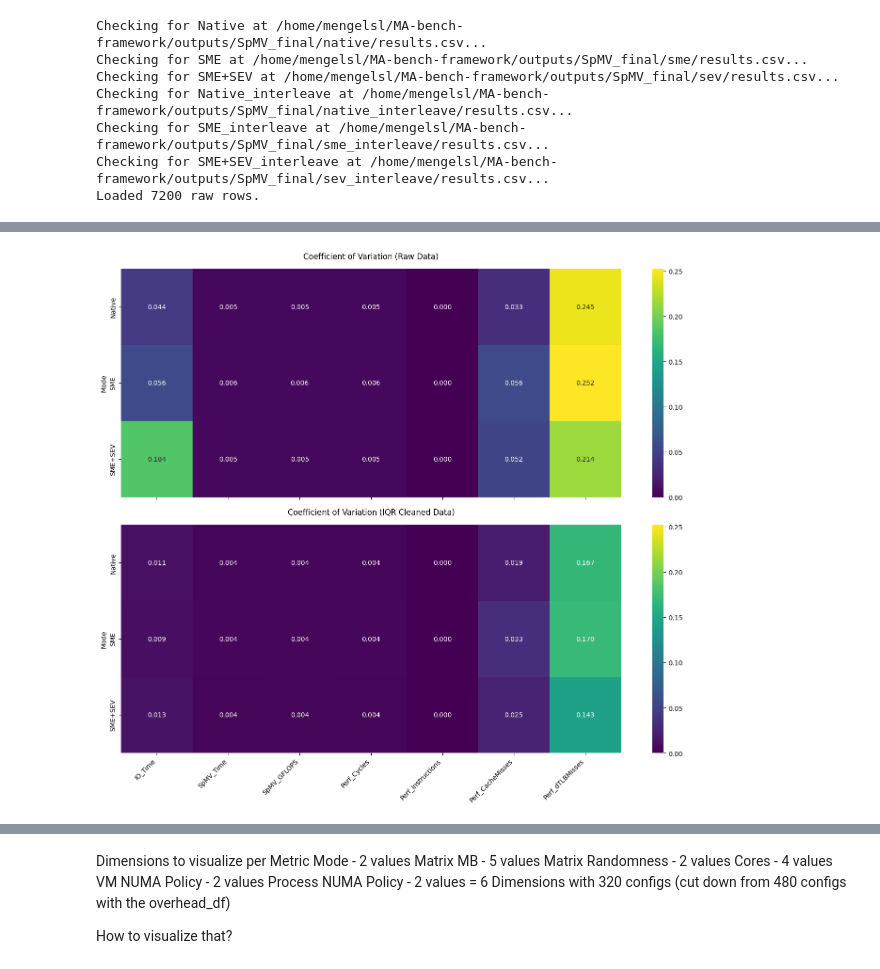
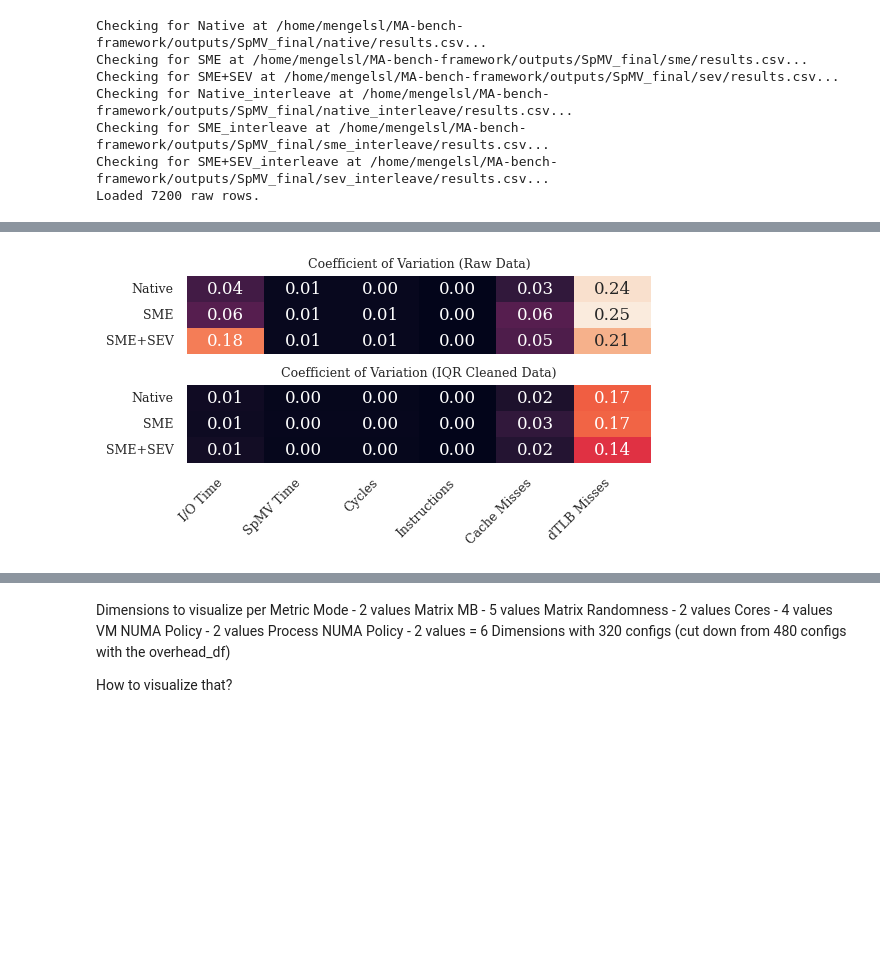
Before and after one commit to engelsm/MA-bench-framework, a Jupyter notebook: benchmark/spmv/analysis.ipynb, the cells around one changed output, grey strips where cells are left out. Cells and saved outputs as stored; diff of their text form; code cells hidden in the pictures; blank space fills up the shorter version.

```diff
--- a/benchmark/spmv/analysis.ipynb
+++ b/benchmark/spmv/analysis.ipynb
@@ -337,44 +404,58 @@ Data points removed (%): 5.07%
-# %%
-def compute_cv_per_mode(df, config_cols, metrics):
-    stats = (
-        df
-        .groupby(config_cols)[metrics]
-        .agg(["mean", "std"])
-    )
-
-    cv = stats.xs("std", level=1, axis=1) / stats.xs("mean", level=1, axis=1)
-
-    # Aggregate over Mode (first level)
-    cv_mode = cv.groupby(level=0).mean()
-
-    cv_mode.fillna(0, inplace=True)
-
-    return cv_mode
-
-cv_raw_mode = compute_cv_per_mode(df_raw, config_cols, metrics)
-cv_clean_mode = compute_cv_per_mode(df_clean, config_cols, metrics)
 # %%
+def compute_cv_per_mode(df, config_cols_raw, metrics):
+    stats = (
+        df
+        .groupby(config_cols_raw)[metrics]
+        .agg(["mean", "std"])
+    )
+
+    cv = stats.xs("std", level=1, axis=1) / stats.xs("mean", level=1, axis=1)
+
+    # Aggregate over Mode (first level)
+    cv_mode = cv.groupby(level=0).mean()
+
+    cv_mode.fillna(0, inplace=True)
+
+    return cv_mode
+
+cv_raw_mode = compute_cv_per_mode(df_raw, config_cols_raw, metric_cols_raw)
+cv_clean_mode = compute_cv_per_mode(df_clean, config_cols_raw, metric_cols_raw)
+
+rename_dict = {
+	"IO_Time": "I/O Time",
+	"SpMV_Time": "SpMV Time",
+	"Perf_Cycles": "Cycles",
+    "Perf_Instructions": "Instructions",
+    "Perf_CacheMisses": "Cache Misses",
+    "Perf_dTLBMisses": "dTLB Misses",
+}
+
+plt.figure(figsize=(16, 4))
+fig, (ax1, ax2) = plt.subplots(2, 1, sharex=True , gridspec_kw={'right': 0.85})
+
+
 v_max = max(cv_raw_mode.max().max(), cv_clean_mode.max().max())
-
-fig, (ax1, ax2) = plt.subplots(2, 1, figsize=(14, 12), sharex=True)
 
 kwargs = dict(
     annot=True,
-    fmt=".3f",
-    cmap="viridis",
+    fmt=".2f",
+    cbar=False,
     vmin=0,
-    vmax=v_max
+    vmax=v_max,
 )
 
-sns.heatmap(cv_raw_mode, ax=ax1, **kwargs)
-ax1.set_title("Coefficient of Variation (Raw Data)", pad=15)
-ax1.set_ylabel("Mode")
 
-sns.heatmap(cv_clean_mode, ax=ax2, **kwargs)
-ax2.set_title("Coefficient of Variation (IQR Cleaned Data)", pad=15)
-ax2.set_ylabel("Mode")
+sns.heatmap(cv_raw_mode.rename(columns=rename_dict), ax=ax1, **kwargs)
+ax1.set_title("Coefficient of Variation (Raw Data)", fontsize=9)
+ax1.set_ylabel("")
+ax1.set_yticklabels(ax1.get_yticklabels(), fontsize=9)
 
-plt.xticks(rotation=45, ha="right")
-plt.tight_layout()
-plt.show()
+sns.heatmap(cv_clean_mode.rename(columns=rename_dict), ax=ax2, **kwargs)
+ax2.set_title("Coefficient of Variation (IQR Cleaned Data)", fontsize=9)
+ax2.set_ylabel("")
+ax2.set_xticklabels(ax2.get_xticklabels(), rotation=45, ha='right', fontsize=9)
+ax2.set_yticklabels(ax2.get_yticklabels(), fontsize=9)
+
+plt.subplots_adjust(hspace=0.4, top=0.5)
+plt.savefig("images/cv_heatmap_raw_vs_clean.pdf", bbox_inches='tight')
 # %% [output]
@@ -381,2 +463,2 @@ plt.show()
-[figure, old version]
+[figure, new version]
 # %%
```
Also changed, not shown: parts of 36 cells of this notebook, 2 other files.
